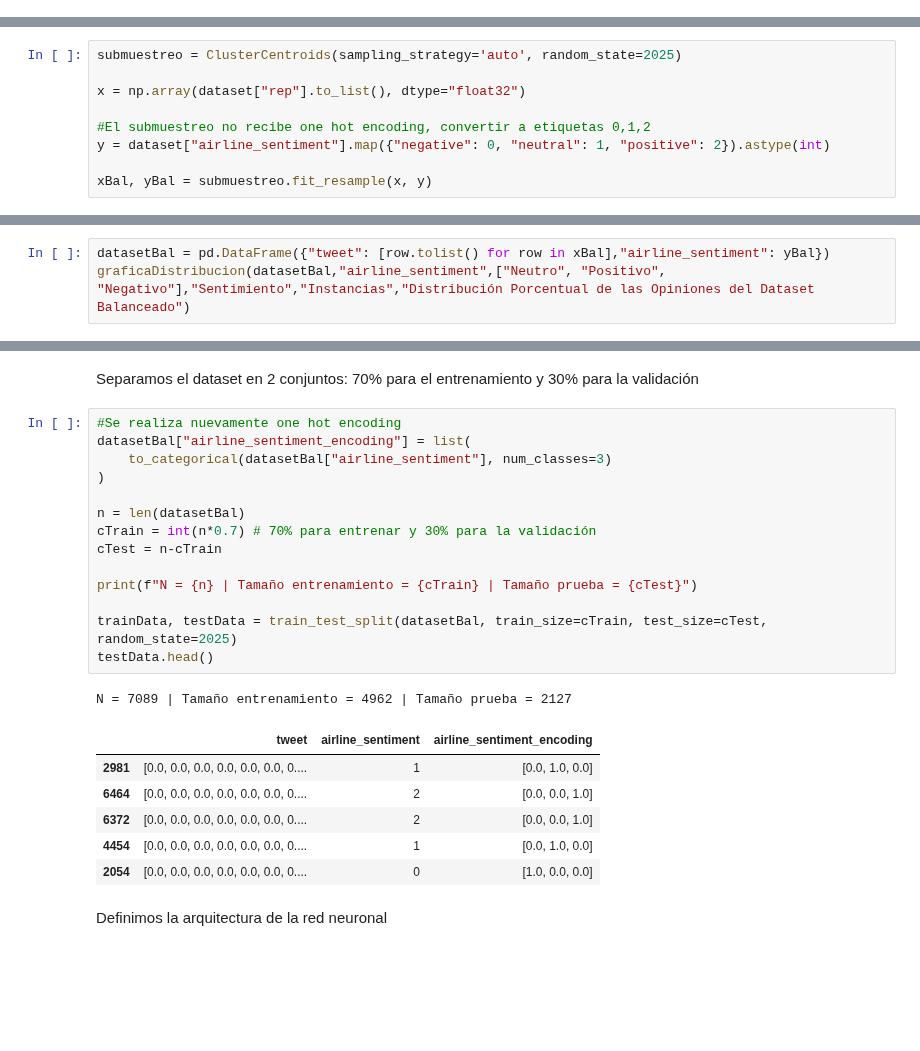
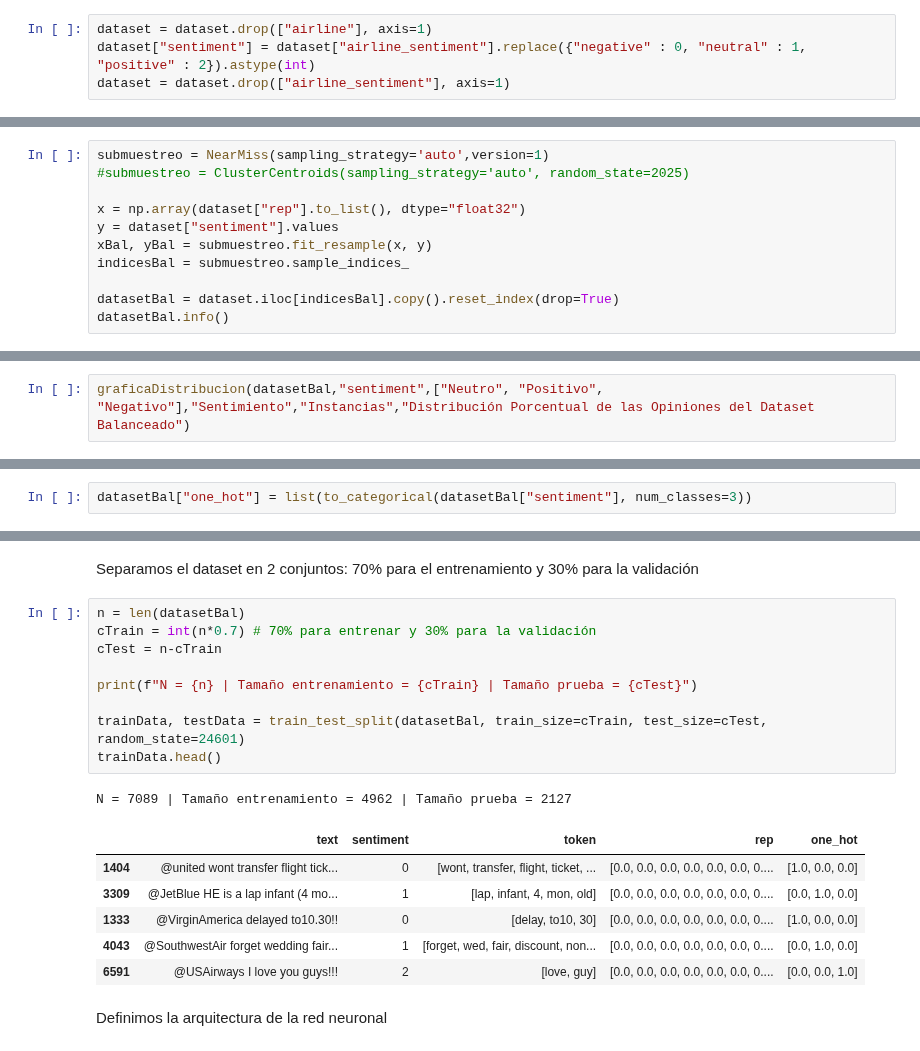
Before and after one commit to AngieJoya99/Proyecto-RN, a Jupyter notebook: Entrega1.ipynb, the cells around one changed output, grey strips where cells are left out. Saved outputs shown, nothing was run; the diff lists cells and outputs as text; blank space fills up the shorter version.

```diff
--- a/Entrega1.ipynb
+++ b/Entrega1.ipynb
@@ -110,3 +127,7 @@ dataset.head()
+# %%
+dataset = dataset.drop(["airline"], axis=1)
+dataset["sentiment"] = dataset["airline_sentiment"].replace({"negative" : 0, "neutral" : 1, "positive" : 2}).astype(int)
+dataset = dataset.drop(["airline_sentiment"], axis=1)
 # %% [markdown]
 Procesamos y tokenizamos el texto para poder asignarle representaciones numéricas que se puedan utilizar en la Red Neuronal
 # %%
@@ -177,9 +198,11 @@ Como la distribución de los datos no está balanceada, implementamos la técnic
 # %%
-submuestreo = ClusterCentroids(sampling_strategy='auto', random_state=2025)
+submuestreo = NearMiss(sampling_strategy='auto',version=1)
+#submuestreo = ClusterCentroids(sampling_strategy='auto', random_state=2025)
 
 x = np.array(dataset["rep"].to_list(), dtype="float32")
+y = dataset["sentiment"].values
+xBal, yBal = submuestreo.fit_resample(x, y)
+indicesBal = submuestreo.sample_indices_
 
-#El submuestreo no recibe one hot encoding, convertir a etiquetas 0,1,2
-y = dataset["airline_sentiment"].map({"negative": 0, "neutral": 1, "positive": 2}).astype(int)
-
-xBal, yBal = submuestreo.fit_resample(x, y)
+datasetBal = dataset.iloc[indicesBal].copy().reset_index(drop=True)
+datasetBal.info()
@@ -186,5 +221,4 @@ xBal, yBal = submuestreo.fit_resample(x, y)
 # %%
-datasetBal = pd.DataFrame({"tweet": [row.tolist() for row in xBal],"airline_sentiment": yBal})
-graficaDistribucion(datasetBal,"airline_sentiment",["Neutro", "Positivo", "Negativo"],"Sentimiento","Instancias","Distribución Porcentual de las Opiniones del Dataset Balanceado")
+graficaDistribucion(datasetBal,"sentiment",["Neutro", "Positivo", "Negativo"],"Sentimiento","Instancias","Distribución Porcentual de las Opiniones del Dataset Balanceado")
 # %% [output]
 [figure]
@@ -191,29 +227,26 @@ graficaDistribucion(datasetBal,"airline_sentiment",["Neutro", "Positivo", "Negat
+# %%
+datasetBal["one_hot"] = list(to_categorical(datasetBal["sentiment"], num_classes=3))
 # %% [markdown]
 ## Creación y Entrenamiento de la Red Neuronal
 # %% [markdown]
 Separamos el dataset en 2 conjuntos: 70% para el entrenamiento y 30% para la validación
 # %%
-#Se realiza nuevamente one hot encoding
-datasetBal["airline_sentiment_encoding"] = list(
-    to_categorical(datasetBal["airline_sentiment"], num_classes=3)
-)
-
 n = len(datasetBal)
 cTrain = int(n*0.7) # 70% para entrenar y 30% para la validación
 cTest = n-cTrain
 
 print(f"N = {n} | Tamaño entrenamiento = {cTrain} | Tamaño prueba = {cTest}")
 
-trainData, testData = train_test_split(datasetBal, train_size=cTrain, test_size=cTest, random_state=2025)
-testData.head()
+trainData, testData = train_test_split(datasetBal, train_size=cTrain, test_size=cTest, random_state=24601)
+trainData.head()
 # %% [output]
 N = 7089 | Tamaño entrenamiento = 4962 | Tamaño prueba = 2127
-|  | tweet | airline_sentiment | airline_sentiment_encoding |
-| 2981 | [0.0, 0.0, 0.0, 0.0, 0.0, 0.0, 0.... | 1 | [0.0, 1.0, 0.0] |
-| 6464 | [0.0, 0.0, 0.0, 0.0, 0.0, 0.0, 0.... | 2 | [0.0, 0.0, 1.0] |
-| 6372 | [0.0, 0.0, 0.0, 0.0, 0.0, 0.0, 0.... | 2 | [0.0, 0.0, 1.0] |
-| 4454 | [0.0, 0.0, 0.0, 0.0, 0.0, 0.0, 0.... | 1 | [0.0, 1.0, 0.0] |
-| 2054 | [0.0, 0.0, 0.0, 0.0, 0.0, 0.0, 0.... | 0 | [1.0, 0.0, 0.0] |
+|  | text | sentiment | token | rep | one_hot |
+| 1404 | @united wont transfer flight tick... | 0 | [wont, transfer, flight, ticket, ... | [0.0, 0.0, 0.0, 0.0, 0.0, 0.0, 0.... | [1.0, 0.0, 0.0] |
+| 3309 | @JetBlue HE is a lap infant (4 mo... | 1 | [lap, infant, 4, mon, old] | [0.0, 0.0, 0.0, 0.0, 0.0, 0.0, 0.... | [0.0, 1.0, 0.0] |
+| 1333 | @VirginAmerica delayed to10.30!! | 0 | [delay, to10, 30] | [0.0, 0.0, 0.0, 0.0, 0.0, 0.0, 0.... | [1.0, 0.0, 0.0] |
+| 4043 | @SouthwestAir forget wedding fair... | 1 | [forget, wed, fair, discount, non... | [0.0, 0.0, 0.0, 0.0, 0.0, 0.0, 0.... | [0.0, 1.0, 0.0] |
+| 6591 | @USAirways I love you guys!!! | 2 | [love, guy] | [0.0, 0.0, 0.0, 0.0, 0.0, 0.0, 0.... | [0.0, 0.0, 1.0] |
 # %% [markdown]
 Definimos la arquitectura de la red neuronal
 # %%
```
Also changed, not shown: parts of 21 cells of this notebook, 4 other files.
